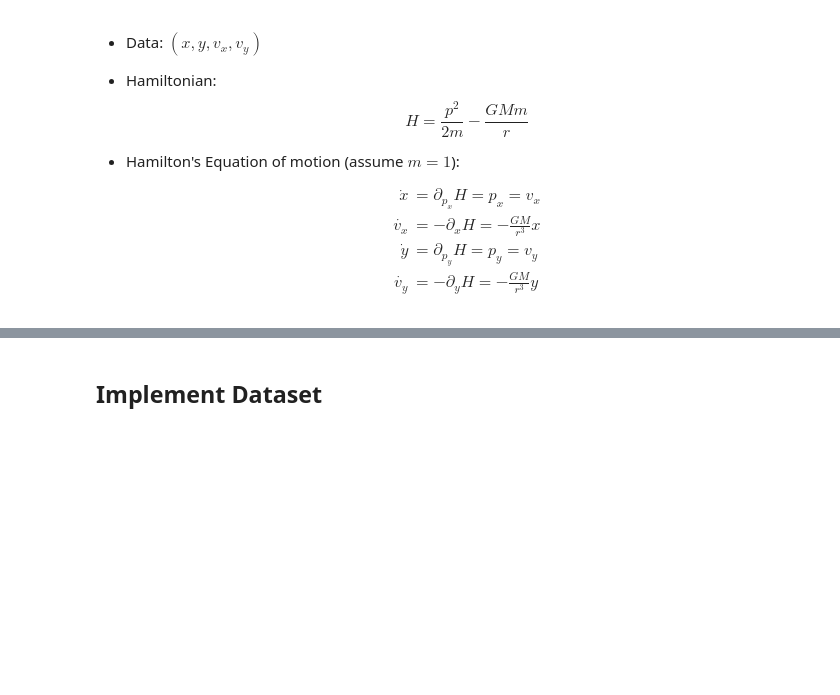
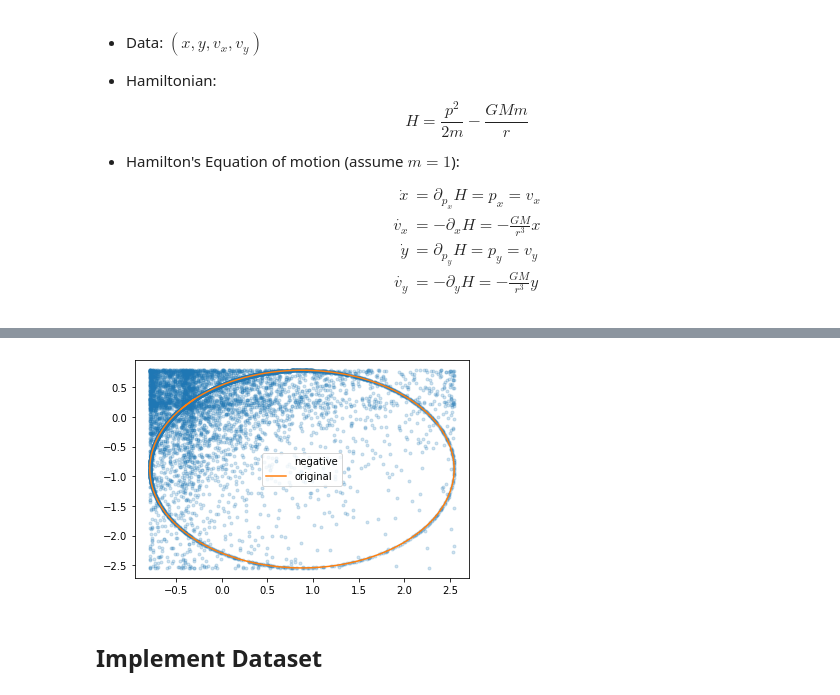
Before and after one commit to Axect/SINS, a Jupyter notebook: Kepler2D_Fix.ipynb, the cells around one changed output, grey strips where cells are left out. Saved outputs shown, nothing was run; the diff lists cells and outputs as text; code cells hidden in the pictures; blank space fills up the shorter version.

```diff
--- a/Kepler2D_Fix.ipynb
+++ b/Kepler2D_Fix.ipynb
@@ -138,3 +145,10 @@ tensor([[ 1.3000,  1.9000, -0.2300,  0.4678],
+# %%
+plt.plot(X_n[:,2], X_n[:,3], '.', alpha=0.2, label='negative')
+plt.plot(X[:,2], X[:,3], label='original')
+plt.legend()
+plt.show()
+# %% [output]
+[figure, added]
 # %% [markdown]
 ## Implement Dataset
 # %%
```
Also changed, not shown: parts of 14 cells of this notebook, 6 other files.
